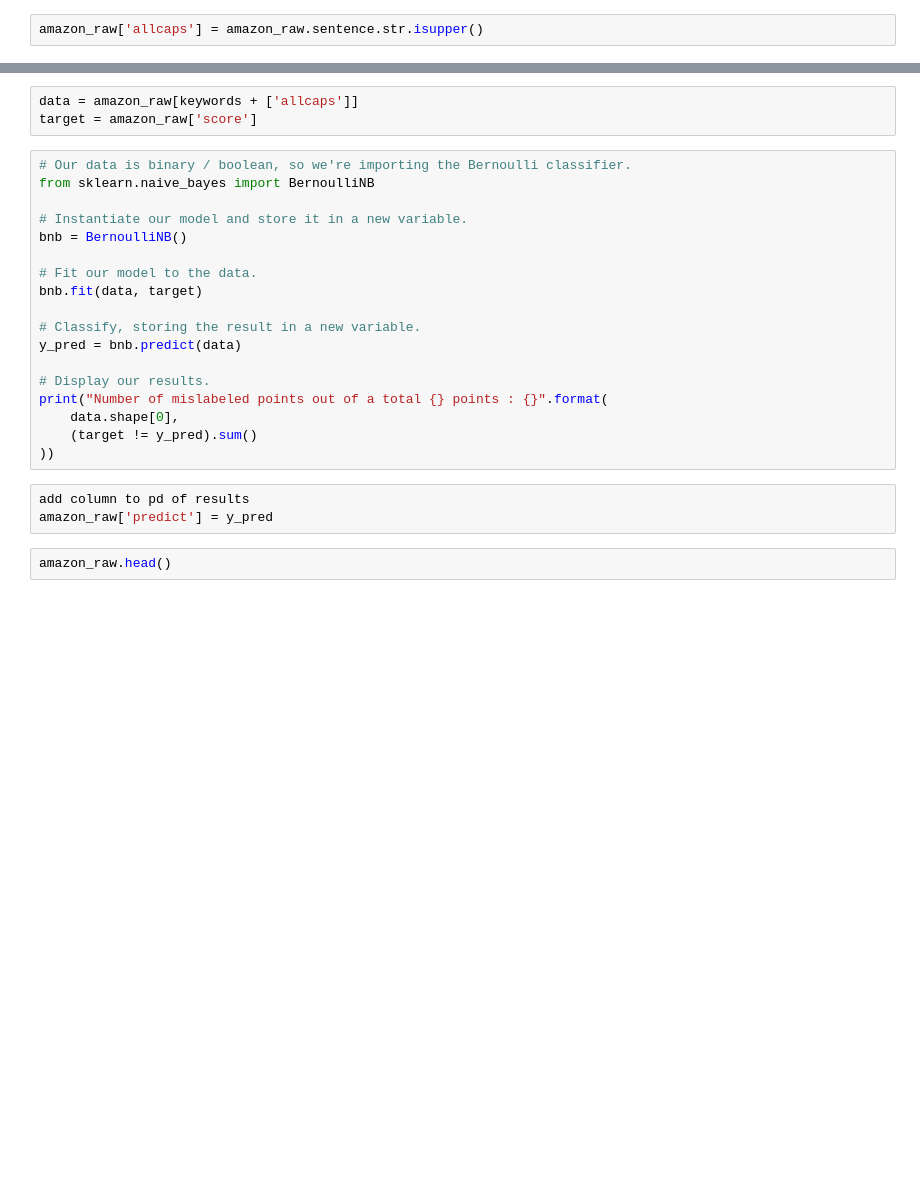
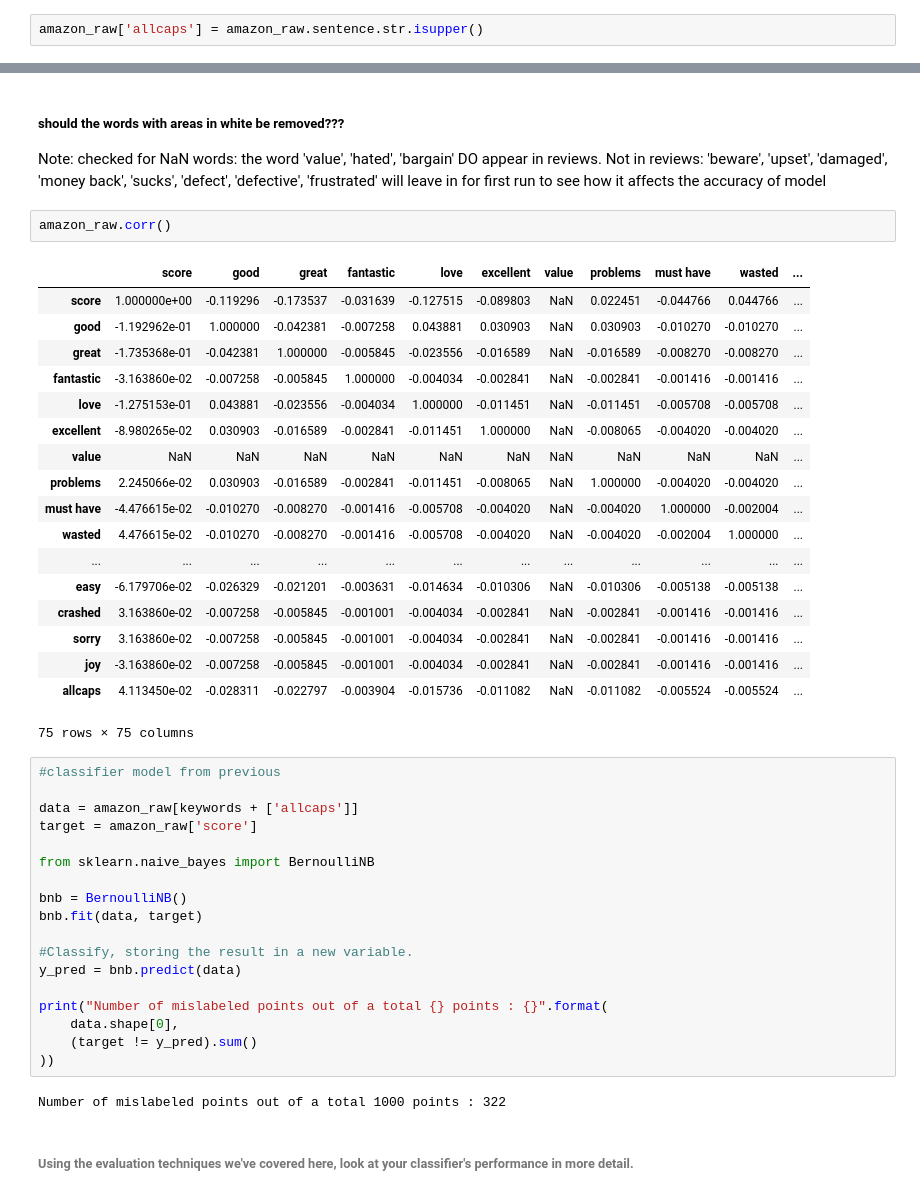
Before and after one commit to kathieking/Thinkful, a Jupyter notebook: check18_10_challenge.ipynb, the cells around one changed output, grey strips where cells are left out. Saved outputs shown, nothing was run; the diff lists cells and outputs as text; blank space fills up the shorter version.

```diff
--- a/check18_10_challenge.ipynb
+++ b/check18_10_challenge.ipynb
@@ -84,26 +86,48 @@ sns.heatmap(amazon_raw.corr())
-# %%
-data = amazon_raw[keywords + ['allcaps']]
-target = amazon_raw['score']
+# %% [markdown]
+##### should the words with areas in white be removed???
+Note: checked for NaN words: the word 'value', 'hated', 'bargain' DO appear in reviews.
+Not in reviews: 'beware', 'upset', 'damaged', 'money back', 'sucks', 'defect', 'defective', 'frustrated'
+will leave in for first run to see how it affects the accuracy of model
+# %%
+amazon_raw.corr()
+# %% [output]
+|  | score | good | great | fantastic | love | excellent | value | problems | must have | wasted | ... |
+| score | 1.000000e+00 | -0.119296 | -0.173537 | -0.031639 | -0.127515 | -0.089803 | NaN | 0.022451 | -0.044766 | 0.044766 | ... |
+| good | -1.192962e-01 | 1.000000 | -0.042381 | -0.007258 | 0.043881 | 0.030903 | NaN | 0.030903 | -0.010270 | -0.010270 | ... |
+| great | -1.735368e-01 | -0.042381 | 1.000000 | -0.005845 | -0.023556 | -0.016589 | NaN | -0.016589 | -0.008270 | -0.008270 | ... |
+| fantastic | -3.163860e-02 | -0.007258 | -0.005845 | 1.000000 | -0.004034 | -0.002841 | NaN | -0.002841 | -0.001416 | -0.001416 | ... |
+| love | -1.275153e-01 | 0.043881 | -0.023556 | -0.004034 | 1.000000 | -0.011451 | NaN | -0.011451 | -0.005708 | -0.005708 | ... |
+| excellent | -8.980265e-02 | 0.030903 | -0.016589 | -0.002841 | -0.011451 | 1.000000 | NaN | -0.008065 | -0.004020 | -0.004020 | ... |
+| value | NaN | NaN | NaN | NaN | NaN | NaN | NaN | NaN | NaN | NaN | ... |
+| problems | 2.245066e-02 | 0.030903 | -0.016589 | -0.002841 | -0.011451 | -0.008065 | NaN | 1.000000 | -0.004020 | -0.004020 | ... |
+| must have | -4.476615e-02 | -0.010270 | -0.008270 | -0.001416 | -0.005708 | -0.004020 | NaN | -0.004020 | 1.000000 | -0.002004 | ... |
+| wasted | 4.476615e-02 | -0.010270 | -0.008270 | -0.001416 | -0.005708 | -0.004020 | NaN | -0.004020 | -0.002004 | 1.000000 | ... |
+| ... | ... | ... | ... | ... | ... | ... | ... | ... | ... | ... | ... |
+| easy | -6.179706e-02 | -0.026329 | -0.021201 | -0.003631 | -0.014634 | -0.010306 | NaN | -0.010306 | -0.005138 | -0.005138 | ... |
+| crashed | 3.163860e-02 | -0.007258 | -0.005845 | -0.001001 | -0.004034 | -0.002841 | NaN | -0.002841 | -0.001416 | -0.001416 | ... |
+| sorry | 3.163860e-02 | -0.007258 | -0.005845 | -0.001001 | -0.004034 | -0.002841 | NaN | -0.002841 | -0.001416 | -0.001416 | ... |
+| joy | -3.163860e-02 | -0.007258 | -0.005845 | -0.001001 | -0.004034 | -0.002841 | NaN | -0.002841 | -0.001416 | -0.001416 | ... |
+| allcaps | 4.113450e-02 | -0.028311 | -0.022797 | -0.003904 | -0.015736 | -0.011082 | NaN | -0.011082 | -0.005524 | -0.005524 | ... |
+75 rows × 75 columns
 # %%
-# Our data is binary / boolean, so we're importing the Bernoulli classifier.
+#classifier model from previous
+
+data = amazon_raw[keywords + ['allcaps']]
+target = amazon_raw['score']
+
 from sklearn.naive_bayes import BernoulliNB
 
-# Instantiate our model and store it in a new variable.
 bnb = BernoulliNB()
-
-# Fit our model to the data.
 bnb.fit(data, target)
 
-# Classify, storing the result in a new variable.
+#Classify, storing the result in a new variable.
 y_pred = bnb.predict(data)
 
-# Display our results.
 print("Number of mislabeled points out of a total {} points : {}".format(
     data.shape[0],
     (target != y_pred).sum()
 ))
+# %% [output]
+Number of mislabeled points out of a total 1000 points : 322
-# %%
-add column to pd of results
-amazon_raw['predict'] = y_pred
-# %%
-amazon_raw.head()
+# %% [markdown]
+###### Using the evaluation techniques we've covered here, look at your classifier's performance in more detail.
```
Also changed, not shown: parts of 47 cells of this notebook.
